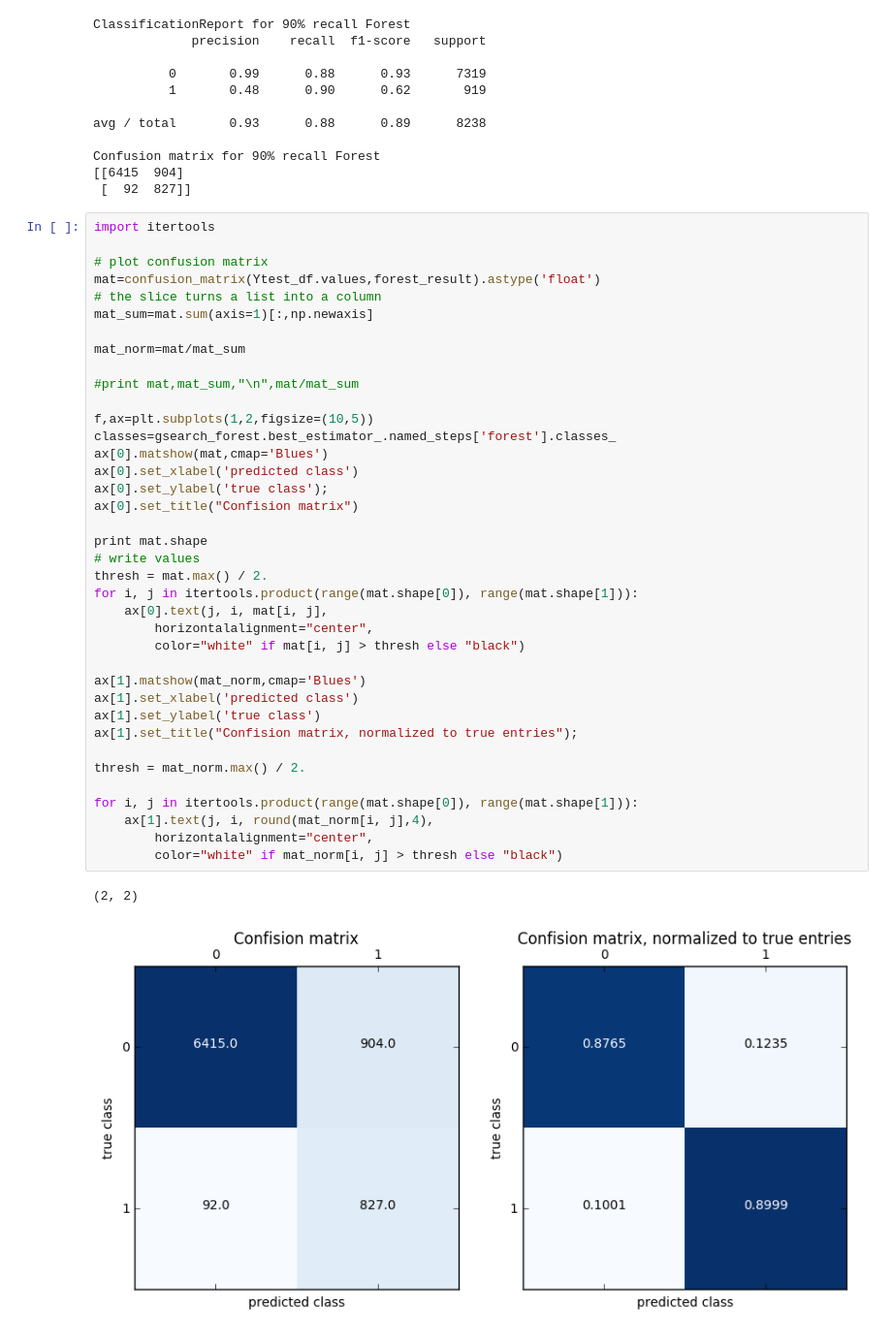
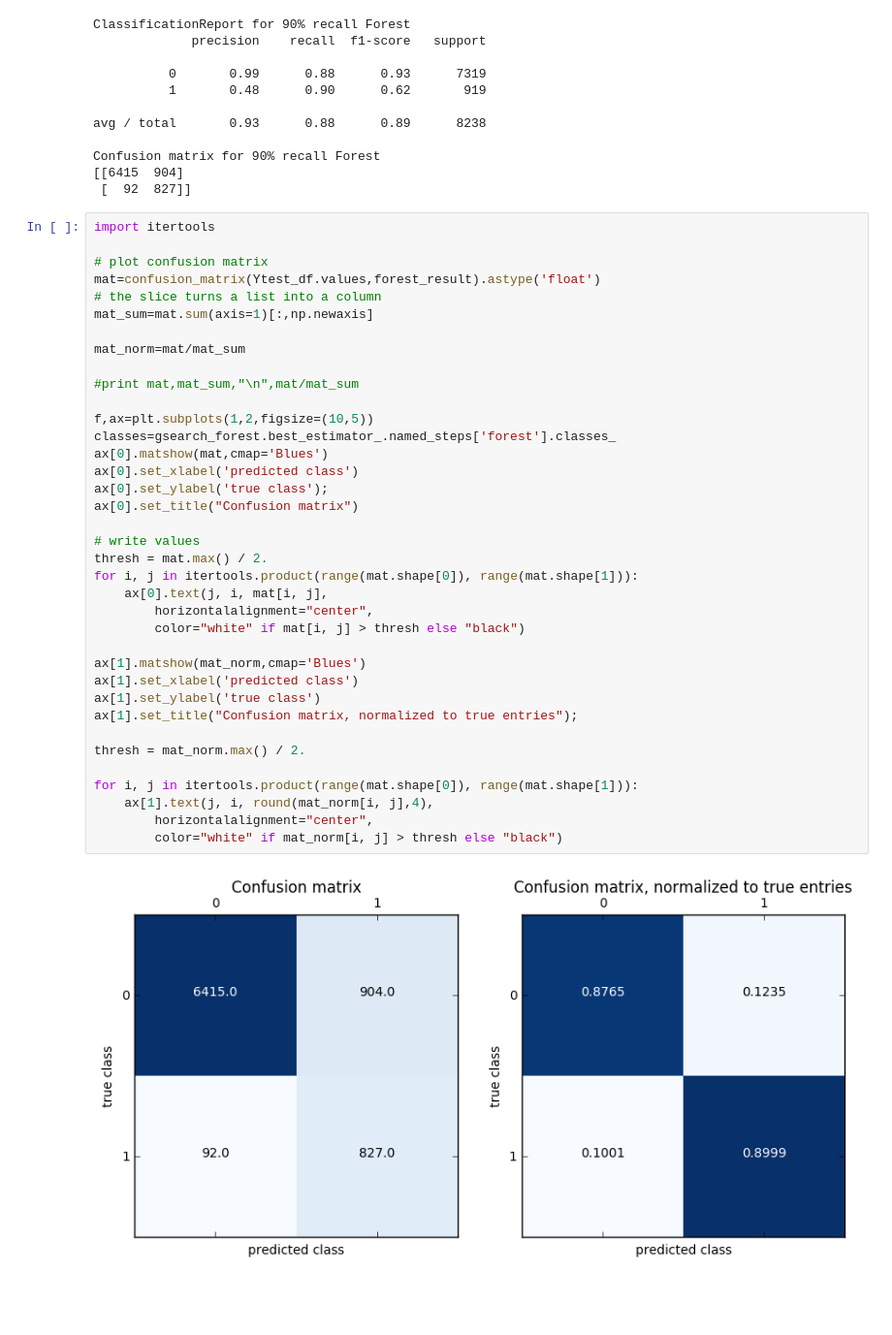
Before and after one commit to disimone/check24_test, a Jupyter notebook: check24_test.ipynb, the cells around one changed output. Shown at 97% size. Cells and saved outputs as stored; diff of their text form; blank space fills up the shorter version.

```diff
--- a/check24_test.ipynb
+++ b/check24_test.ipynb
@@ -475,35 +475,33 @@ mat=confusion_matrix(Ytest_df.values,forest_result).astype('float')
 mat_sum=mat.sum(axis=1)[:,np.newaxis]
 
 mat_norm=mat/mat_sum
 
 #print mat,mat_sum,"\n",mat/mat_sum
 
 f,ax=plt.subplots(1,2,figsize=(10,5))
 classes=gsearch_forest.best_estimator_.named_steps['forest'].classes_
 ax[0].matshow(mat,cmap='Blues')
 ax[0].set_xlabel('predicted class')
 ax[0].set_ylabel('true class');
-ax[0].set_title("Confision matrix")
+ax[0].set_title("Confusion matrix")
 
-print mat.shape
 # write values
 thresh = mat.max() / 2.
 for i, j in itertools.product(range(mat.shape[0]), range(mat.shape[1])):
     ax[0].text(j, i, mat[i, j],
         horizontalalignment="center",
         color="white" if mat[i, j] > thresh else "black")
 
 ax[1].matshow(mat_norm,cmap='Blues')
 ax[1].set_xlabel('predicted class')
 ax[1].set_ylabel('true class')
-ax[1].set_title("Confision matrix, normalized to true entries");
+ax[1].set_title("Confusion matrix, normalized to true entries");
 
 thresh = mat_norm.max() / 2.
 
 for i, j in itertools.product(range(mat.shape[0]), range(mat.shape[1])):
     ax[1].text(j, i, round(mat_norm[i, j],4),
         horizontalalignment="center",
         color="white" if mat_norm[i, j] > thresh else "black")
 # %% [output]
-(2, 2)
-[figure, old version]
+[figure, new version]
```
